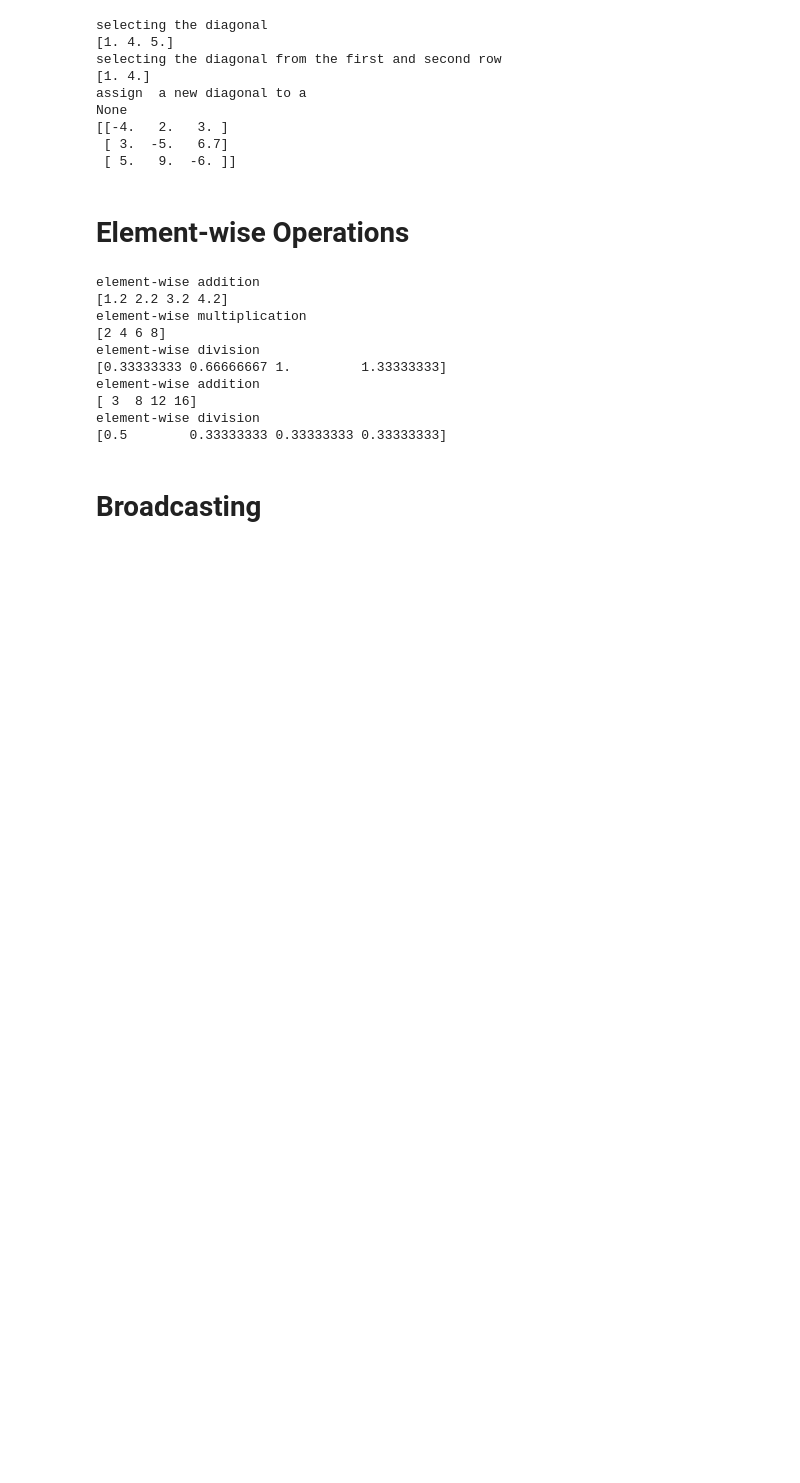
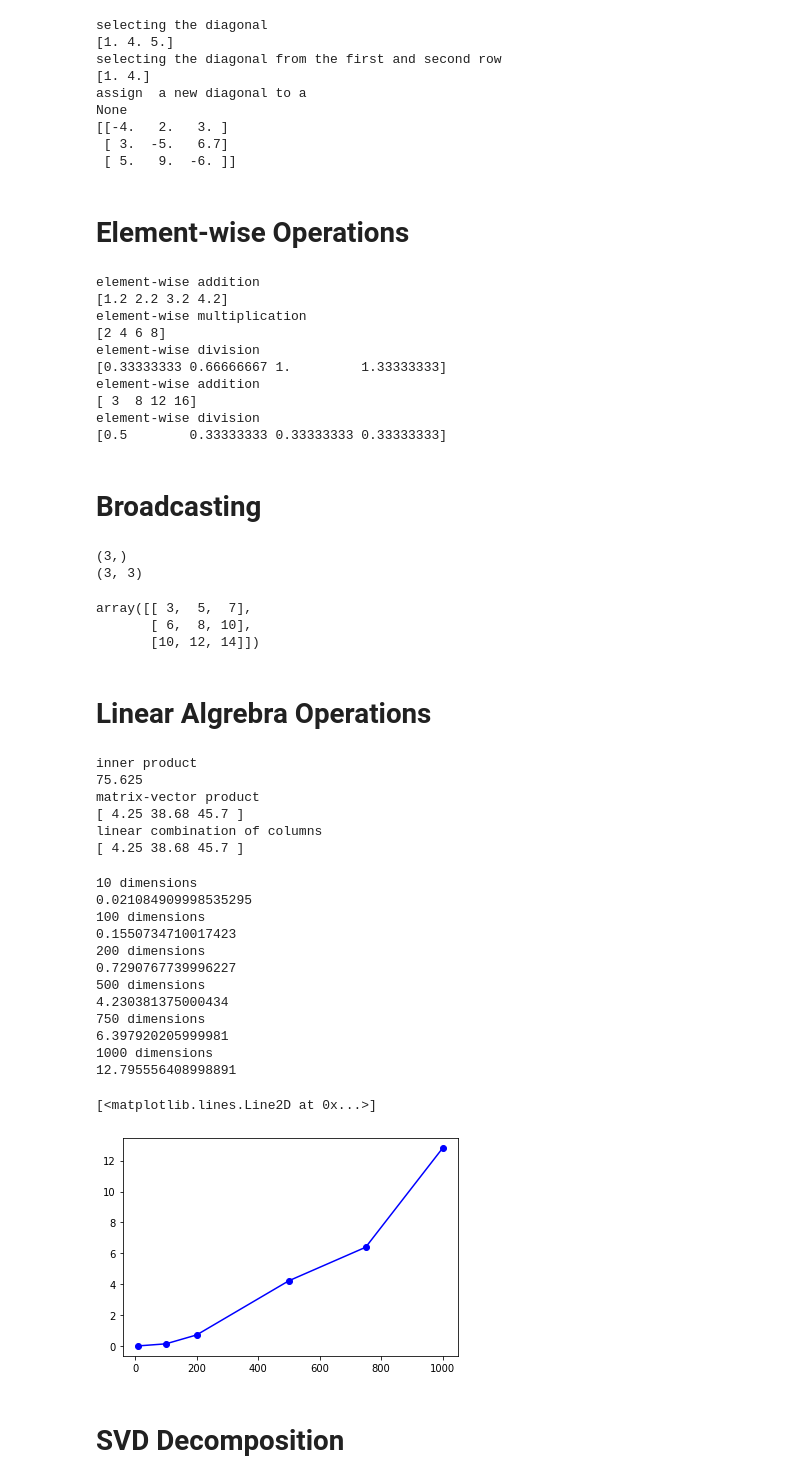
Before and after one commit to jinyingtld/python, a Jupyter notebook: AI6103_tutorial.ipynb, the cells around one changed output. Saved outputs shown, nothing was run; the diff lists cells and outputs as text; code cells hidden in the pictures; blank space fills up the shorter version.

```diff
--- a/AI6103_tutorial.ipynb
+++ b/AI6103_tutorial.ipynb
@@ -428,3 +428,75 @@ element-wise division
 [0.5        0.33333333 0.33333333 0.33333333]
 # %% [markdown]
 # Broadcasting
+# %%
+A = np.array([1, 2, 3])
+B = np.array([[2, 3, 4], [5, 6, 7], [9, 10, 11]])
+print(A.shape)
+print(B.shape)
+
+A+B
+# %% [output]
+(3,)
+(3, 3)
+array([[ 3,  5,  7],
+       [ 6,  8, 10],
+       [10, 12, 14]])
+# %% [markdown]
+# Linear Algrebra Operations
+# %%
+# inner product
+a = np.array([1, 2, 3, 4])
+b = np.array([1/2, 1/16, 9, 12])
+print("inner product")
+print(a.dot(b))
+
+# matrix-vector multiplication
+A = np.array([[1, 1/2, 1/3], [3, 0.4, 6.7], [5, 9.0, 5]])
+x = np.array([2, 1.3, 4.8])
+print("matrix-vector product")
+print(A.dot(x)) # x as vector
+# print(x.dot(A)) # will broadcasting
+
+# linear combination of columns
+y = x[0] * A[:, 0] + x[1] * A[:, 1] + x[2] * A[:, 2]
+print("linear combination of columns")
+print(y)
+# %% [output]
+inner product
+75.625
+matrix-vector product
+[ 4.25 38.68 45.7 ]
+linear combination of columns
+[ 4.25 38.68 45.7 ]
+# %%
+from numpy.linalg import inv
+import timeit
+from matplotlib import pyplot as plt
+
+dim = [10, 100, 200, 500, 750, 1000]
+lst = []
+for i in range(len(dim)):
+    print(str(dim[i])+' dimensions')
+    stmt = 'import numpy; A = numpy.random.rand(' + str(dim[i]) + ',' + str(dim[i]) + ')'
+    t = timeit.timeit('numpy.linalg.inv(A)', setup=stmt, number=100)
+    print(t)
+    lst.append(t)
+
+plt.plot(dim, lst, 'bo-')
+# %% [output]
+10 dimensions
+0.021084909998535295
+100 dimensions
+0.1550734710017423
+200 dimensions
+0.7290767739996227
+500 dimensions
+4.230381375000434
+750 dimensions
+6.397920205999981
+1000 dimensions
+12.795556408998891
+[<matplotlib.lines.Line2D at 0x...>]
+[figure, added]
+# %% [markdown]
+# SVD Decomposition
```
Also changed, not shown: parts of 10 cells of this notebook.
